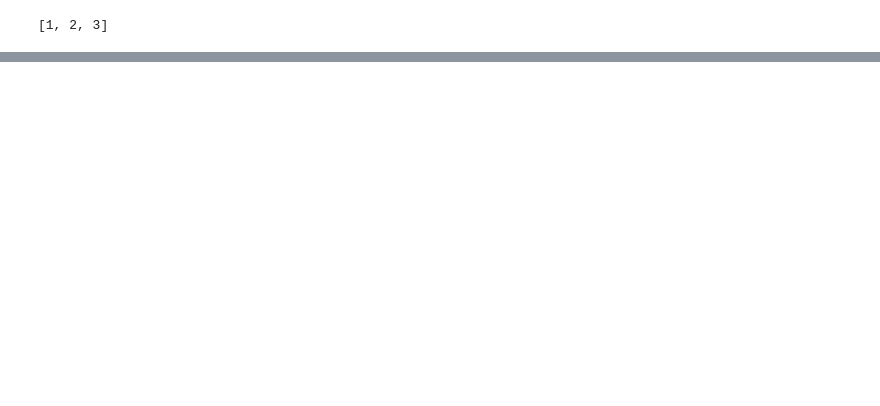
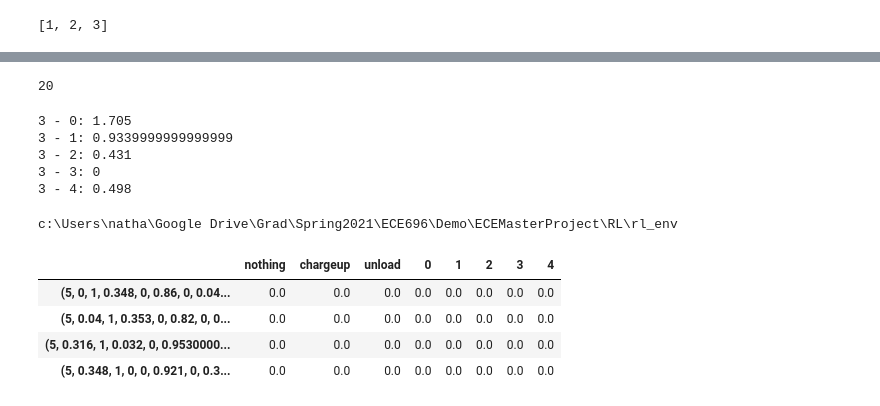
Before and after one commit to Natemen96/ECEMasterProject, a Jupyter notebook: RL/rl_env/networkx_debugging.ipynb, the cells around one changed output, grey strips where cells are left out. Saved outputs shown, nothing was run; the diff lists cells and outputs as text; code cells hidden in the pictures; blank space fills up the shorter version.

```diff
--- a/RL/rl_env/networkx_debugging.ipynb
+++ b/RL/rl_env/networkx_debugging.ipynb
@@ -405,0 +422,28 @@ None
+# %%
+G.nodes[1]["cost"]
+# %% [output]
+20
+# %%
+
+for node in [0, 1, 2, 3, 4]:
+    print(f"3 - {node}: {len_path[3][0][node]}")
+# %% [output]
+3 - 0: 1.705
+3 - 1: 0.9339999999999999
+3 - 2: 0.431
+3 - 3: 0
+3 - 4: 0.498
+# %%
+print(os.getcwd())
+# %% [output]
+c:\Users\natha\Google Drive\Grad\Spring2021\ECE696\Demo\ECEMasterProject\RL\rl_env
+# %%
+data = pd.read_hdf('../../models/Qtables/qtable_ep_0.pickle.h5')
+# %%
+data
+# %% [output]
+|  | nothing | chargeup | unload | 0 | 1 | 2 | 3 | 4 |
+| (5, 0, 1, 0.348, 0, 0.86, 0, 0.04... | 0.0 | 0.0 | 0.0 | 0.0 | 0.0 | 0.0 | 0.0 | 0.0 |
+| (5, 0.04, 1, 0.353, 0, 0.82, 0, 0... | 0.0 | 0.0 | 0.0 | 0.0 | 0.0 | 0.0 | 0.0 | 0.0 |
+| (5, 0.316, 1, 0.032, 0, 0.9530000... | 0.0 | 0.0 | 0.0 | 0.0 | 0.0 | 0.0 | 0.0 | 0.0 |
+| (5, 0.348, 1, 0, 0, 0.921, 0, 0.3... | 0.0 | 0.0 | 0.0 | 0.0 | 0.0 | 0.0 | 0.0 | 0.0 |
```
Also changed, not shown: parts of 23 cells of this notebook, 4 other files.
